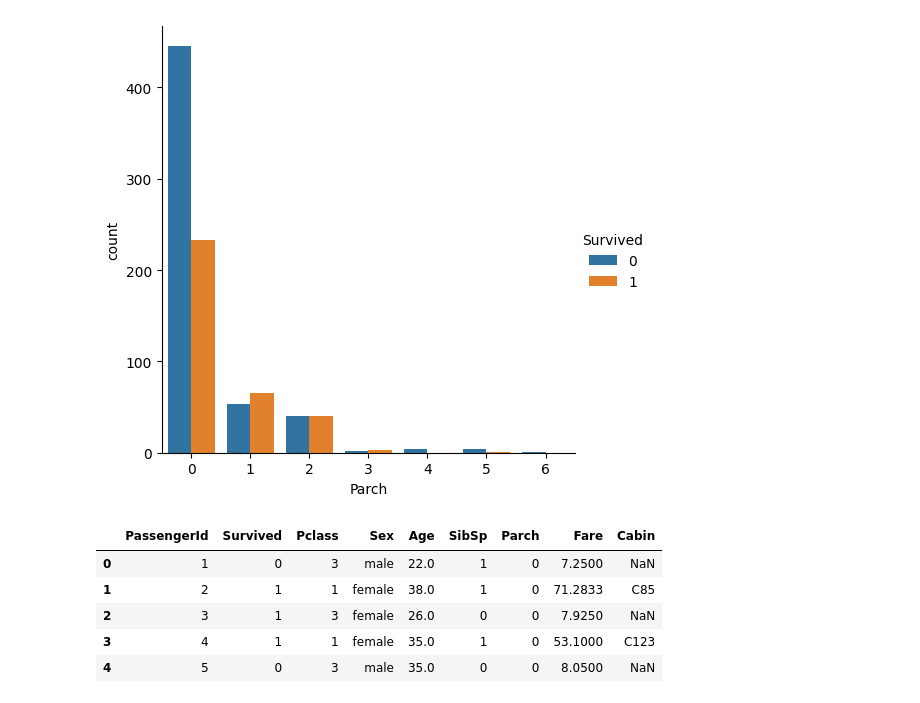
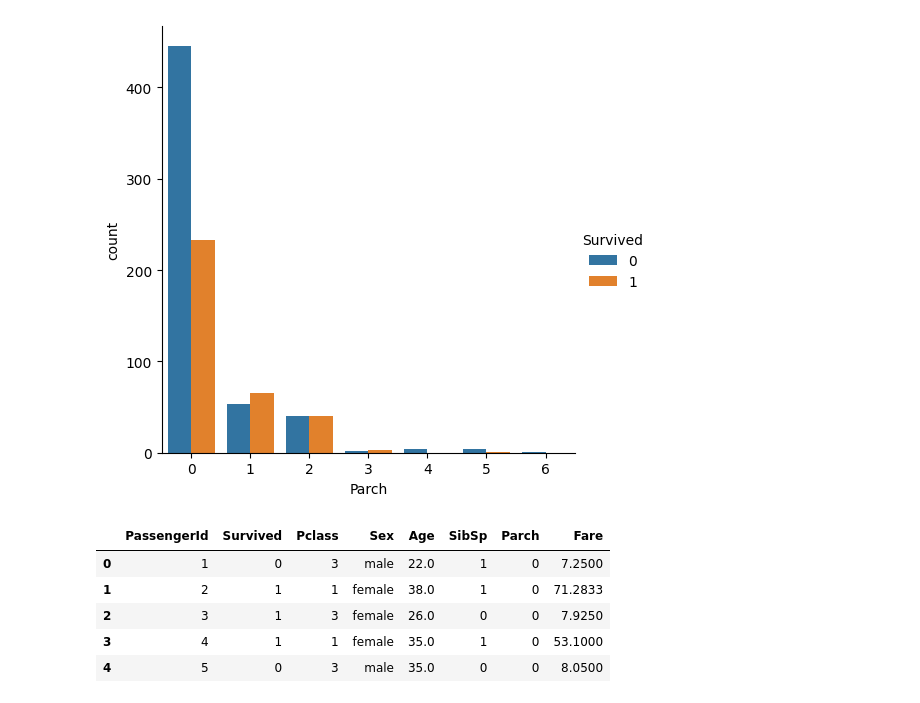
Before and after one commit to y-sood/kaggle, a Jupyter notebook: main.ipynb, the cells around one changed output. Saved outputs shown, nothing was run; the diff lists cells and outputs as text; code cells hidden in the pictures.

Commit message:
Dropped cabin coloum

```diff
--- a/main.ipynb
+++ b/main.ipynb
@@ -55,12 +53,12 @@ sns.catplot(x ='Parch', hue ='Survived', data=dftr, kind="count")
 [figure]
 # %%
 #Dropping Name, Embarked, Ticket and storing data in dftrm
-dftrm=dftr.drop(['Name','Embarked','Ticket'],axis=1)
+dftrm=dftr.drop(['Name','Embarked','Ticket','Cabin'],axis=1)
 dftrm.head()
 # %% [output]
-|  | PassengerId | Survived | Pclass | Sex | Age | SibSp | Parch | Fare | Cabin |
-| 0 | 1 | 0 | 3 | male | 22.0 | 1 | 0 | 7.2500 | NaN |
-| 1 | 2 | 1 | 1 | female | 38.0 | 1 | 0 | 71.2833 | C85 |
-| 2 | 3 | 1 | 3 | female | 26.0 | 0 | 0 | 7.9250 | NaN |
-| 3 | 4 | 1 | 1 | female | 35.0 | 1 | 0 | 53.1000 | C123 |
-| 4 | 5 | 0 | 3 | male | 35.0 | 0 | 0 | 8.0500 | NaN |
+|  | PassengerId | Survived | Pclass | Sex | Age | SibSp | Parch | Fare |
+| 0 | 1 | 0 | 3 | male | 22.0 | 1 | 0 | 7.2500 |
+| 1 | 2 | 1 | 1 | female | 38.0 | 1 | 0 | 71.2833 |
+| 2 | 3 | 1 | 3 | female | 26.0 | 0 | 0 | 7.9250 |
+| 3 | 4 | 1 | 1 | female | 35.0 | 1 | 0 | 53.1000 |
+| 4 | 5 | 0 | 3 | male | 35.0 | 0 | 0 | 8.0500 |
```
Also changed, not shown: parts of 4 cells of this notebook, 2 other files.
